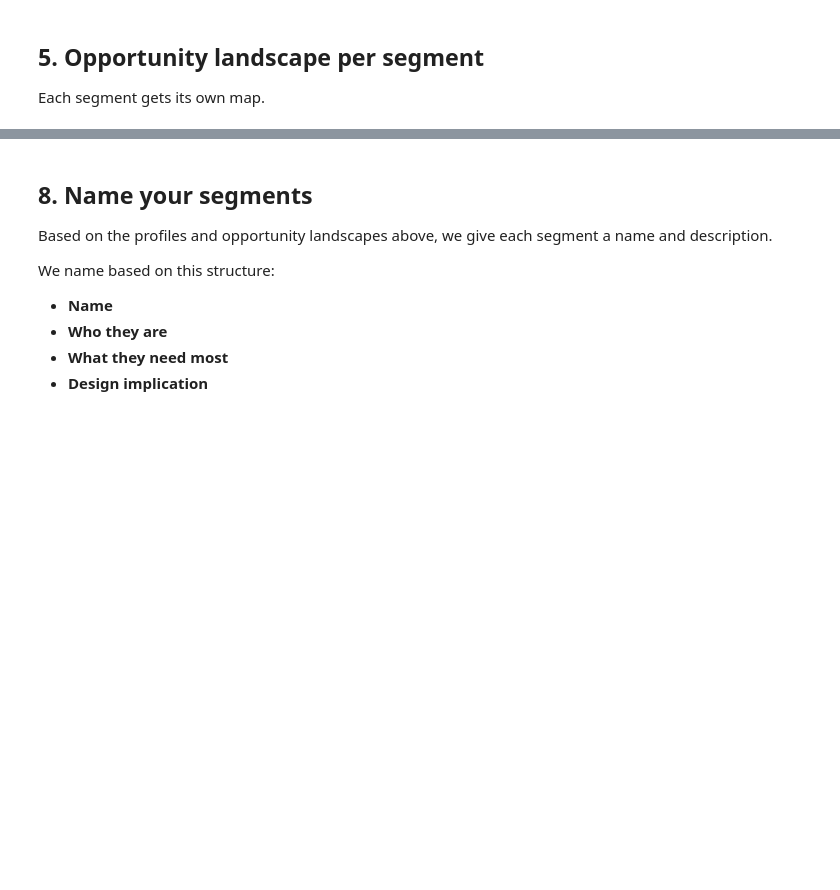
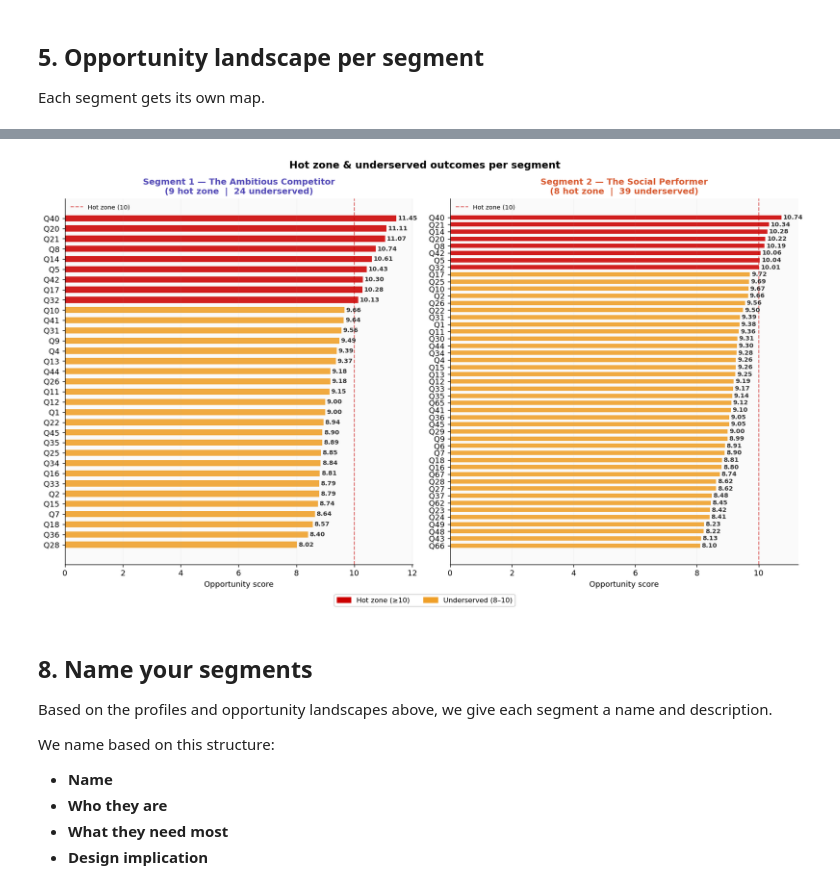
Before and after one commit to dophat1/jtbd-synthetic-survey, a Jupyter notebook: jtbd_analysis.ipynb, the cells around one changed output, grey strips where cells are left out. Cells and saved outputs as stored; diff of their text form; code cells hidden in the pictures; blank space fills up the shorter version.

```diff
--- a/jtbd_analysis.ipynb
+++ b/jtbd_analysis.ipynb
@@ -339,3 +339,50 @@ plt.show()
+# %%
+fig, axes = plt.subplots(1, len(segments), figsize=(7 * len(segments), 8))
+if len(segments) == 1:
+    axes = [axes]
+
+for i, seg in enumerate(segments):
+    ax = axes[i]
+
+    # Get hot zone and underserved, sorted by score
+    seg_priority = (opp_seg[
+        (opp_seg['segment'] == seg) &
+        (opp_seg['zone'].isin(['hot zone', 'underserved']))
+    ].sort_values('opportunity_score', ascending=True))
+
+    bar_colors = [COLORS[z] for z in seg_priority['zone']]
+    bars = ax.barh(seg_priority['outcome'], seg_priority['opportunity_score'],
+                   color=bar_colors, alpha=0.88, height=0.6)
+
+    ax.axvline(10, color='#CC0000', lw=1.2, ls='--', alpha=0.6, label='Hot zone (10)')
+
+    for bar, val in zip(bars, seg_priority['opportunity_score']):
+        ax.text(bar.get_width() + 0.05, bar.get_y() + bar.get_height()/2,
+                f'{val:.2f}', va='center', fontsize=8, fontweight='bold', color='#333')
+
+    ax.set_xlabel('Opportunity score', fontsize=10)
+    ax.set_title(f'Segment {seg} — {segment_names[seg]}\n'
+                 f'({len(seg_priority[seg_priority.zone=="hot zone"])} hot zone  |  '
+                 f'{len(seg_priority[seg_priority.zone=="underserved"])} underserved)',
+                 fontsize=11, fontweight='bold', color=seg_colors[i])
+    ax.set_facecolor('#FAFAFA')
+    ax.grid(axis='x', alpha=0.1)
+    ax.legend(fontsize=8, frameon=False)
+
+legend_handles = [
+    mpatches.Patch(color=COLORS['hot zone'],    label='Hot zone (≥10)'),
+    mpatches.Patch(color=COLORS['underserved'], label='Underserved (8–10)'),
+]
+fig.legend(handles=legend_handles, fontsize=9, frameon=True,
+           framealpha=0.9, edgecolor='#ccc', loc='lower center',
+           ncol=2, bbox_to_anchor=(0.5, -0.03))
+
+fig.suptitle('Hot zone & underserved outcomes per segment', fontsize=13, fontweight='bold')
+plt.tight_layout()
+plt.savefig('priority_outcomes_per_segment.png', dpi=130, bbox_inches='tight')
+plt.show()
+# %% [output]
+[figure, added]
 # %% [markdown]
 ## 8. Name your segments
 Based on the profiles and opportunity landscapes above, we give each segment a name and description.
```
Also changed, not shown: parts of 4 cells of this notebook, 1 other file.
